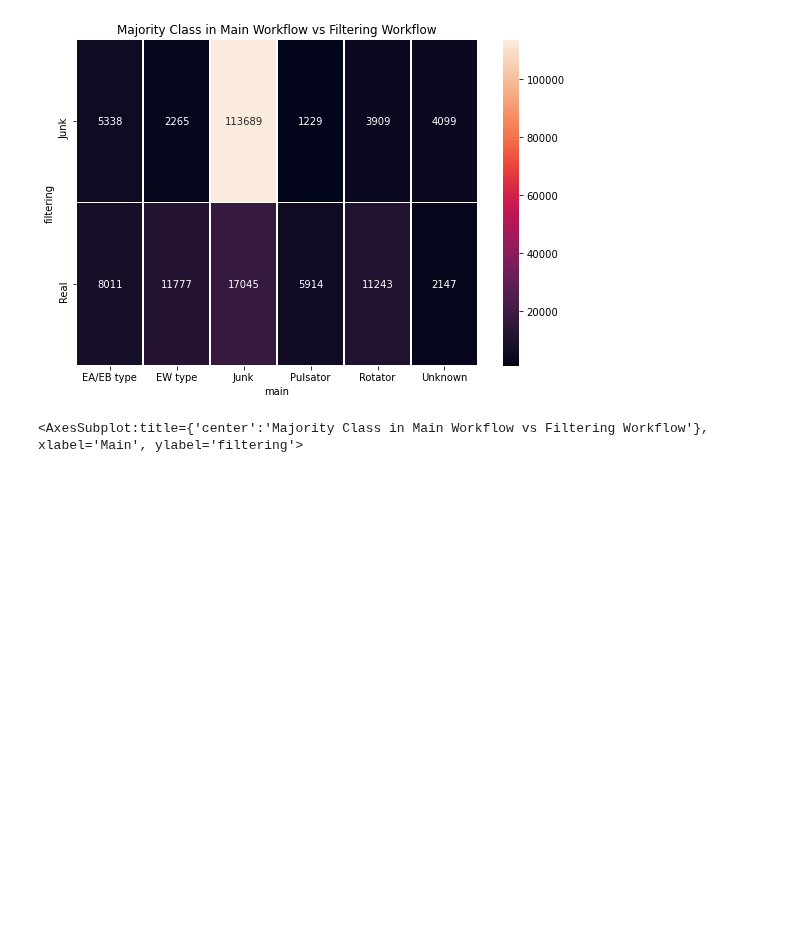
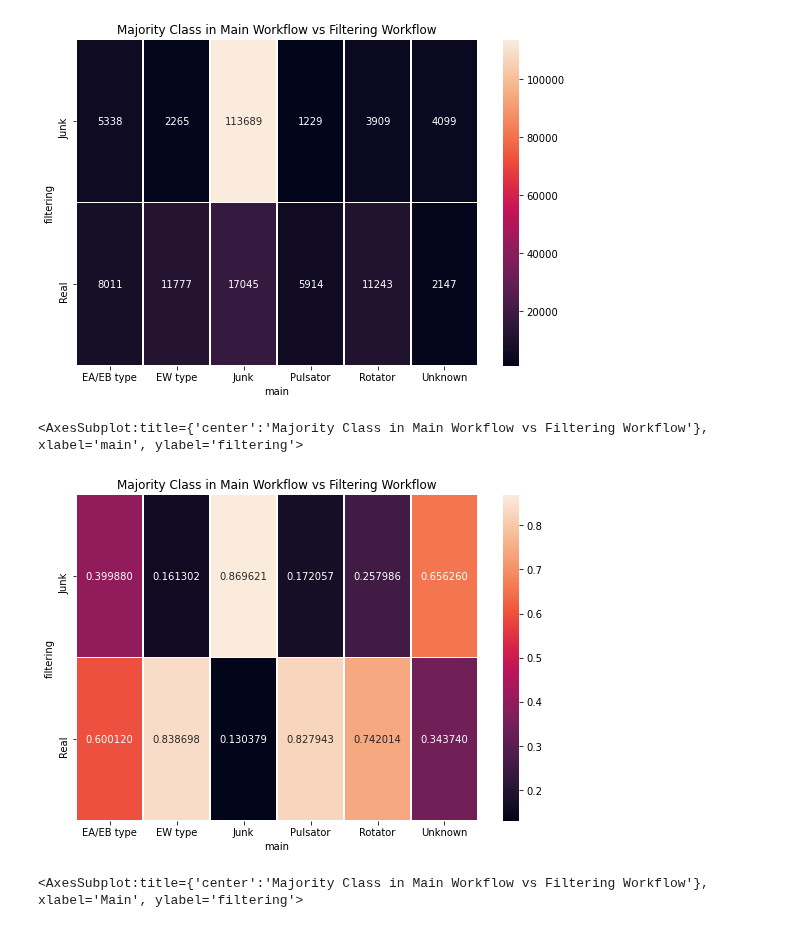
Before and after one commit to adammcmaster/superwasp-tools, a Jupyter notebook: junk_vs_real_classifications.ipynb, the cells around one changed output. Cells and saved outputs as stored; diff of their text form; code cells hidden in the pictures; blank space fills up the shorter version.

Commit message:
Add fraction plot for individual categories

```diff
--- a/junk_vs_real_classifications.ipynb
+++ b/junk_vs_real_classifications.ipynb
@@ -70,6 +70,13 @@ seaborn.heatmap(comparison_df, annot=True, fmt=".0f", linewidths=.5, ax=ax)
 # %% [output]
 <AxesSubplot:title={'center':'Majority Class in Main Workflow vs Filtering Workflow'}, xlabel='main', ylabel='filtering'>
 [figure]
+# %%
+f, ax = pyplot.subplots(figsize=(9, 6))
+pyplot.title('Majority Class in Main Workflow vs Filtering Workflow')
+seaborn.heatmap(comparison_df/comparison_df.sum(), annot=True, fmt="f", linewidths=.5, ax=ax)
+# %% [output]
+<AxesSubplot:title={'center':'Majority Class in Main Workflow vs Filtering Workflow'}, xlabel='main', ylabel='filtering'>
+[figure, added]
 # %%
 consolidated_comparison_df = pandas.DataFrame({
     'Junk': comparison_df['Junk'],
```
